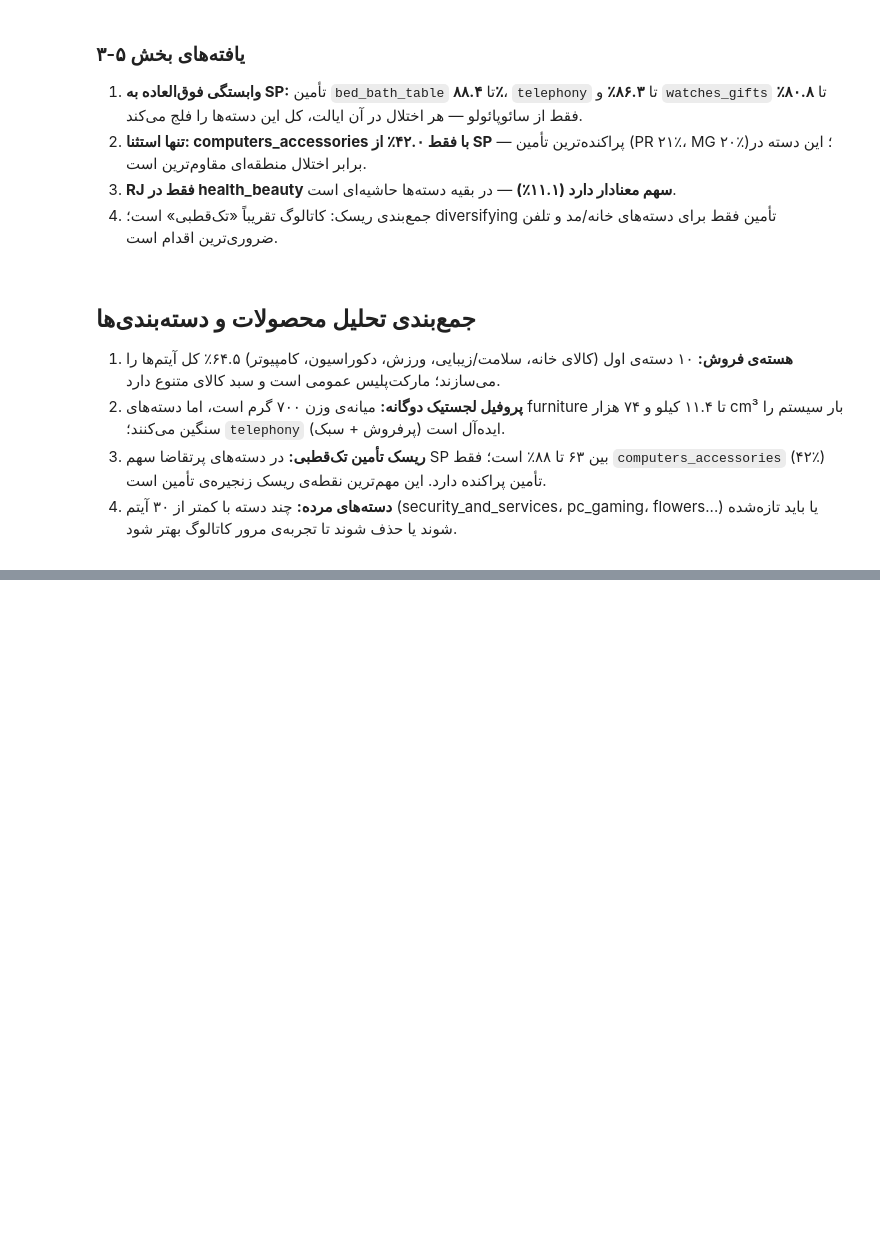
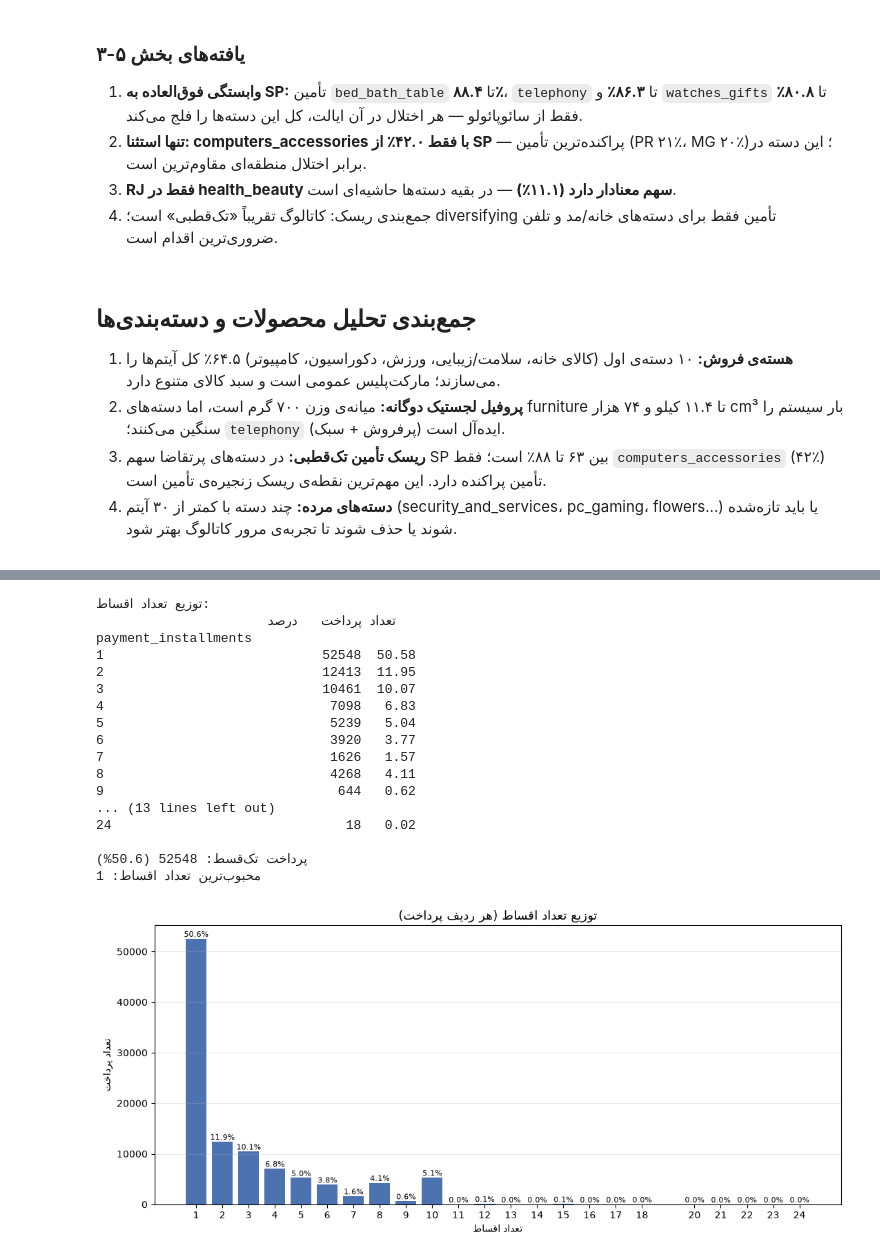
Before and after one commit to arashalidadi/olist-pro, a Jupyter notebook: olist_analysis.ipynb, the cells around one changed output, grey strips where cells are left out. Drawn from its saved outputs; the diff is of its cells as text; code cells hidden in the pictures; blank space fills up the shorter version.

```diff
--- a/olist_analysis.ipynb
+++ b/olist_analysis.ipynb
@@ -2107,0 +2204,38 @@ computers_accessories    42.0
+# %%
+inst = payments['payment_installments'].value_counts().sort_index()
+print('توزیع تعداد اقساط:')
+pd_inst = pd.DataFrame({'تعداد پرداخت': inst, 'درصد': (inst / n_tx * 100).round(2)})
+print(pd_inst.to_string())
+print()
+print('پرداخت تک‌قسط:', inst.get(1, 0), f'({inst.get(1, 0) / n_tx * 100:.1f}%)')
+print('محبوب‌ترین تعداد اقساط:', inst.idxmax())
+
+fig, ax = plt.subplots(figsize=(11, 5))
+bars = ax.bar(inst.index, inst.values, color='#4c72b0')
+ax.set_xticks(inst.index)
+ax.bar_label(bars, labels=[f'{p}%' for p in (inst / n_tx * 100).round(1).values], fontsize=8)
+ax.set_title(fa('توزیع تعداد اقساط') + ' (' + fa('هر ردیف پرداخت') + ')', fontsize=13)
+ax.set_xlabel(fa('تعداد اقساط'))
+ax.set_ylabel(fa('تعداد پرداخت'))
+ax.grid(axis='y', alpha=0.3)
+fig.tight_layout()
+plt.show()
+# %% [output]
+توزیع تعداد اقساط:
+                      تعداد پرداخت   درصد
+payment_installments
+1                            52548  50.58
+2                            12413  11.95
+3                            10461  10.07
+4                             7098   6.83
+5                             5239   5.04
+6                             3920   3.77
+7                             1626   1.57
+8                             4268   4.11
+9                              644   0.62
+... (13 lines left out)
+24                              18   0.02
+
+پرداخت تک‌قسط: 52548 (50.6%)
+محبوب‌ترین تعداد اقساط: 1
+[figure, added]
```
Also changed, not shown: parts of 11 cells of this notebook, 1 other file.
